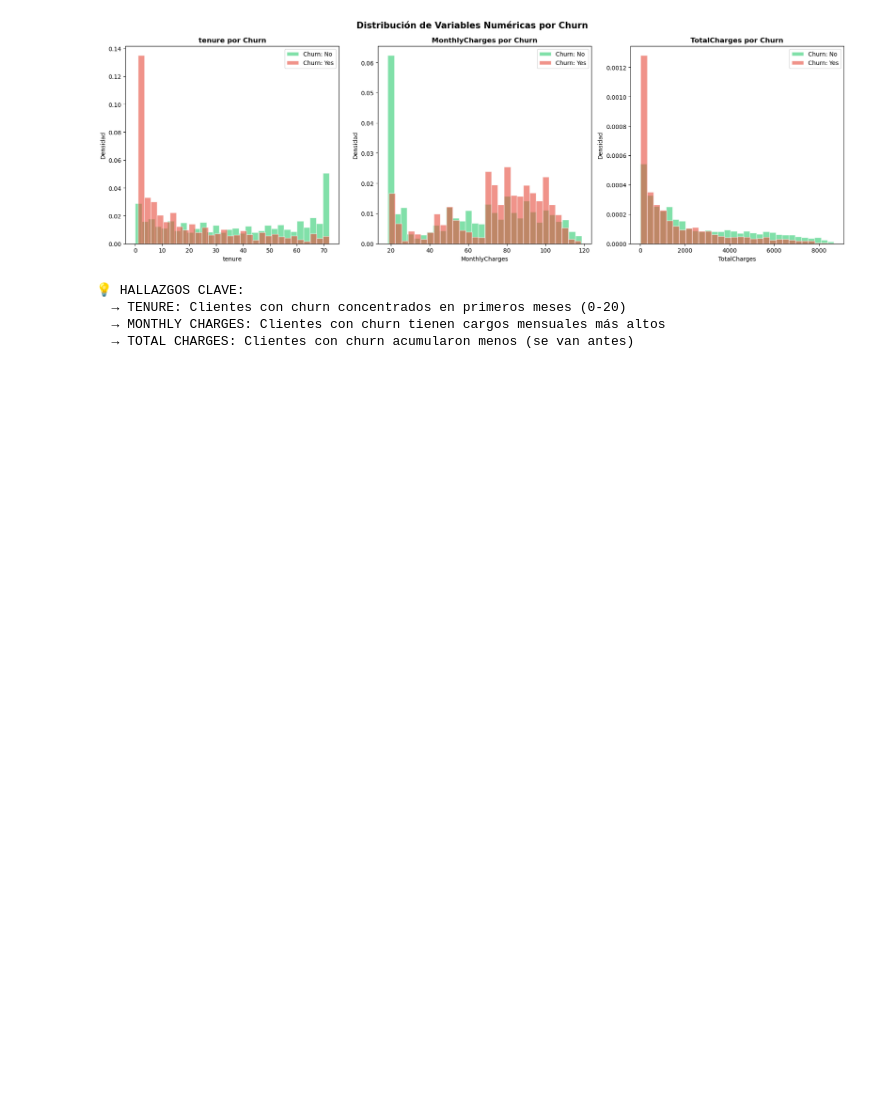
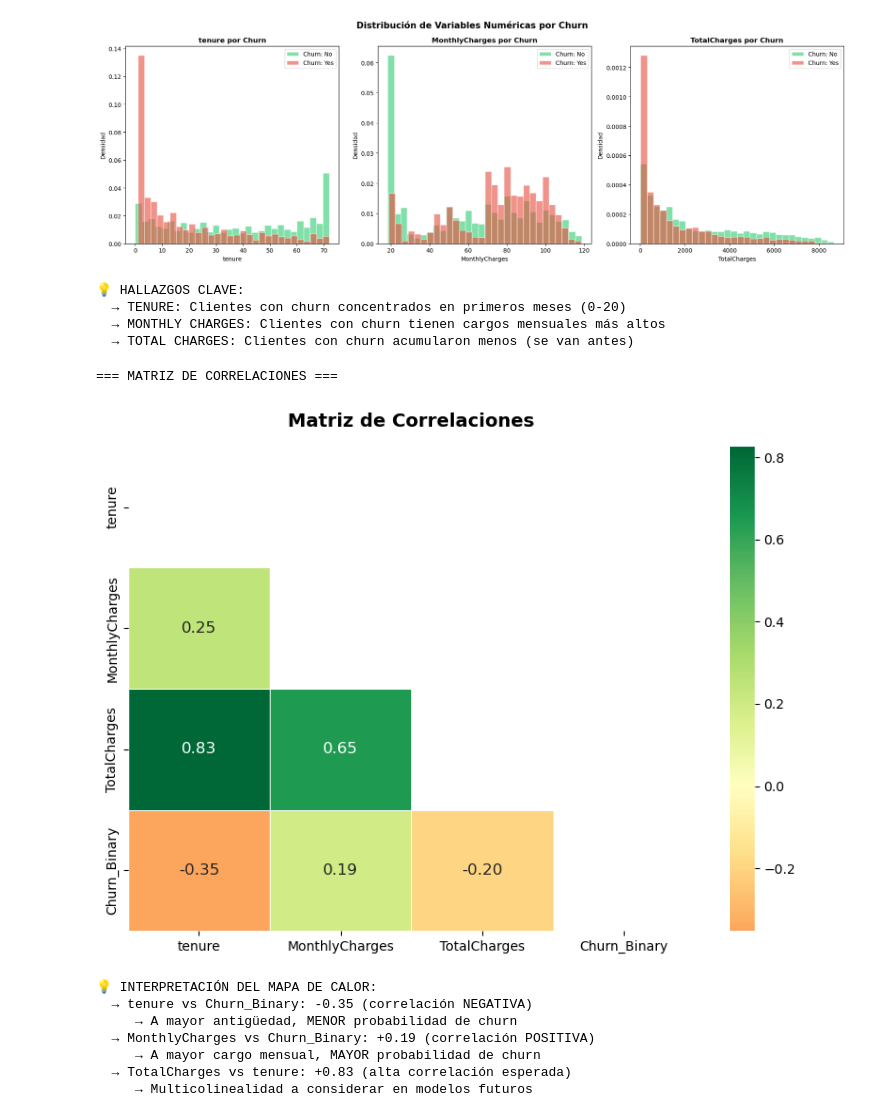
Before and after one commit to Caero-Nahuel/Analisis-de-CHURN-de-Clientes-Telecom-Industry, a Jupyter notebook: notebooks/04_analisis_bivariado.ipynb, the cells around one changed output. Drawn from its saved outputs; the diff is of its cells as text; code cells hidden in the pictures; blank space fills up the shorter version.

```diff
--- a/notebooks/04_analisis_bivariado.ipynb
+++ b/notebooks/04_analisis_bivariado.ipynb
@@ -125,3 +126,46 @@ print("  → TOTAL CHARGES: Clientes con churn acumularon menos (se van antes)")
   → TENURE: Clientes con churn concentrados en primeros meses (0-20)
   → MONTHLY CHARGES: Clientes con churn tienen cargos mensuales más altos
   → TOTAL CHARGES: Clientes con churn acumularon menos (se van antes)
+# %%
+# --- ANÁLISIS MULTIVARIADO: Mapa de Calor de Correlaciones ---
+print("=== MATRIZ DE CORRELACIONES ===")
+
+# Seleccionar variables numéricas + target binario
+vars_corr = ["tenure", "MonthlyCharges", "TotalCharges", "Churn_Binary"]
+corr_matrix = df[vars_corr].corr()
+
+fig, ax = plt.subplots(figsize=(8, 6))
+mask = np.triu(np.ones_like(corr_matrix, dtype=bool))  # Solo triángulo inferior
+
+sns.heatmap(corr_matrix,
+            annot=True,           # Mostrar valores
+            fmt=".2f",            # 2 decimales
+            cmap="RdYlGn",        # Rojo=negativo, Verde=positivo
+            center=0,             # Centro en 0
+            mask=mask,
+            ax=ax,
+            linewidths=0.5,
+            annot_kws={"size": 12})
+
+ax.set_title("Matriz de Correlaciones", fontsize=14, fontweight="bold", pad=15)
+plt.tight_layout()
+plt.savefig("../visuals/07_correlaciones.png", dpi=150, bbox_inches="tight")
+plt.show()
+
+print("\n💡 INTERPRETACIÓN DEL MAPA DE CALOR:")
+print("  → tenure vs Churn_Binary: -0.35 (correlación NEGATIVA)")
+print("     → A mayor antigüedad, MENOR probabilidad de churn")
+print("  → MonthlyCharges vs Churn_Binary: +0.19 (correlación POSITIVA)")
+print("     → A mayor cargo mensual, MAYOR probabilidad de churn")
+print("  → TotalCharges vs tenure: +0.83 (alta correlación esperada)")
+print("     → Multicolinealidad a considerar en modelos futuros")
+# %% [output]
+=== MATRIZ DE CORRELACIONES ===
+[figure, added]
+💡 INTERPRETACIÓN DEL MAPA DE CALOR:
+  → tenure vs Churn_Binary: -0.35 (correlación NEGATIVA)
+     → A mayor antigüedad, MENOR probabilidad de churn
+  → MonthlyCharges vs Churn_Binary: +0.19 (correlación POSITIVA)
+     → A mayor cargo mensual, MAYOR probabilidad de churn
+  → TotalCharges vs tenure: +0.83 (alta correlación esperada)
+     → Multicolinealidad a considerar en modelos futuros
```
Also changed, not shown: parts of 4 cells of this notebook.
